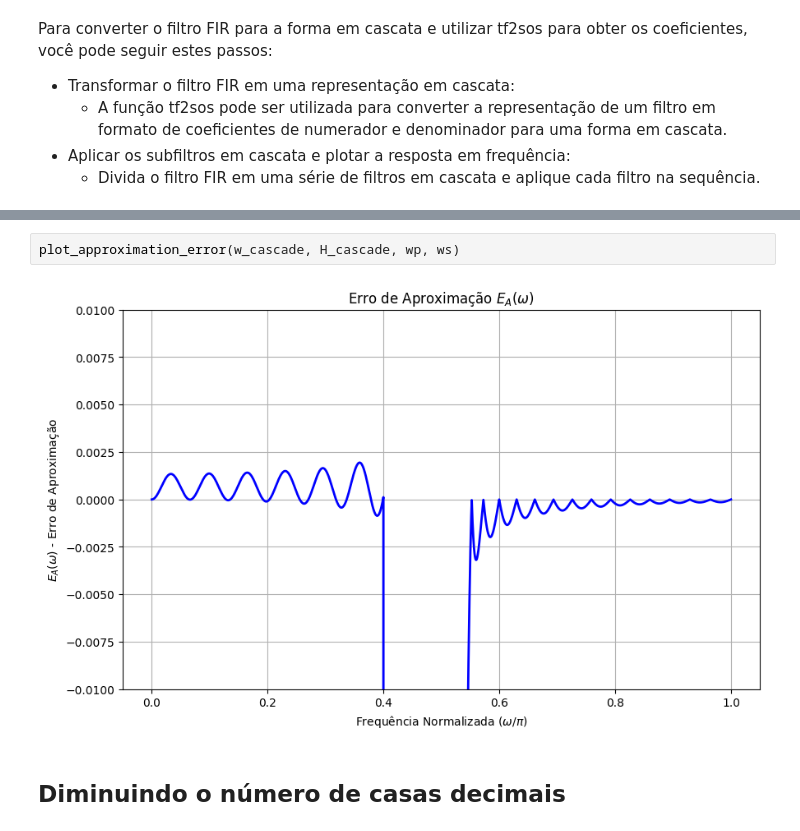
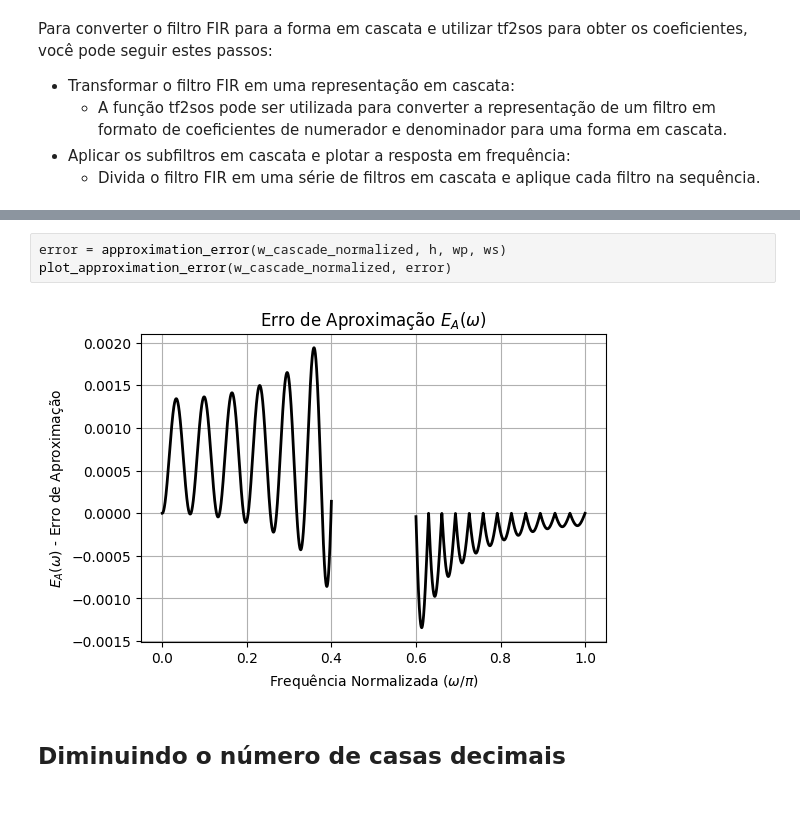
Before and after one commit to IvonLuiz/FIR_Filter_WindowMethod, a Jupyter notebook: notebook/FIR.ipynb, the cells around one changed output, grey strips where cells are left out. Drawn from its saved outputs; the diff is of its cells as text; blank space fills up the shorter version.

```diff
--- a/notebook/FIR.ipynb
+++ b/notebook/FIR.ipynb
@@ -316,7 +261,8 @@ plot_frequency_response(w_cascade, H_cascade, wc, attenuation)
-# %%
-plot_approximation_error(w_cascade, H_cascade, wp, ws)
-# %% [output]
-[figure, removed]
+# %%
+error = approximation_error(w_cascade_normalized, h, wp, ws)
+plot_approximation_error(w_cascade_normalized, error)
+# %% [output]
+[figure, added]
 # %% [markdown]
 ## Diminuindo o número de casas decimais
 # %%
```
Also changed, not shown: parts of 9 cells of this notebook, 1 other file.
